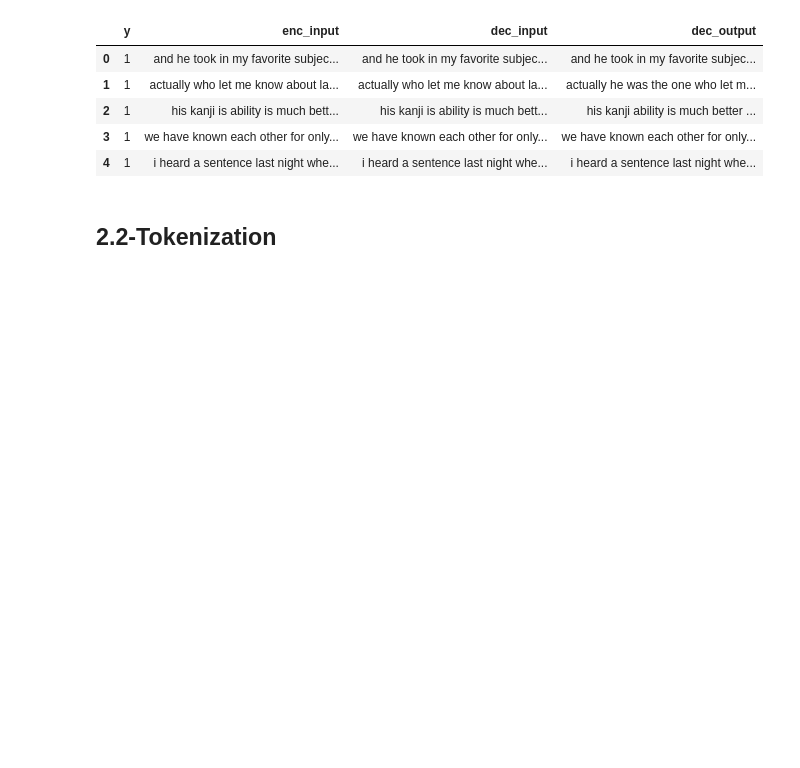
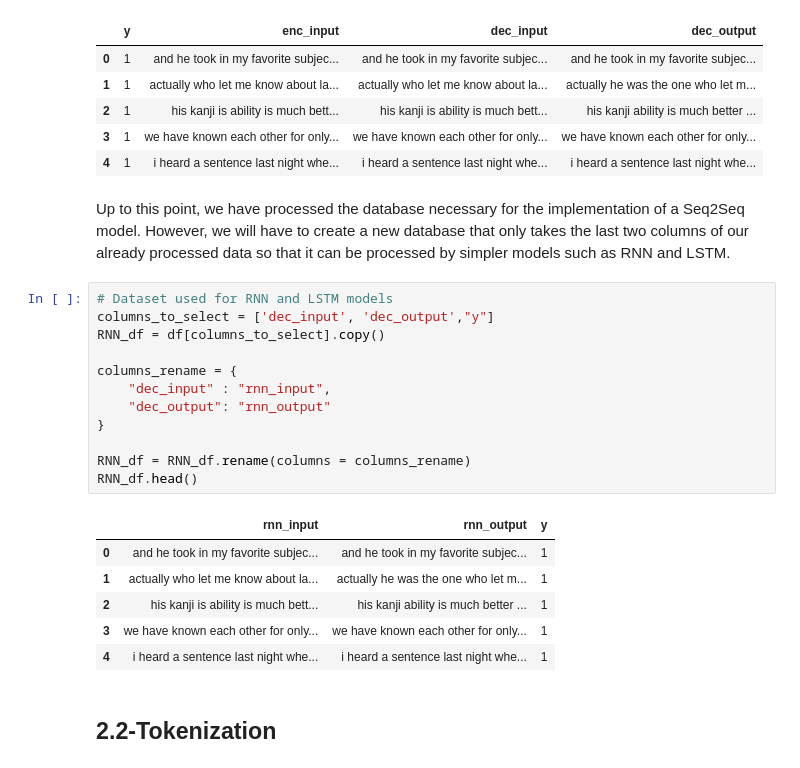
Before and after one commit to AsorKy/LSTM-RNN---Grammar-Error-Correction, a Jupyter notebook: NLP - Grammar Error Correction With Seq2Seq and RNN models.ipynb, the cells around one changed output. Saved outputs shown, nothing was run; the diff lists cells and outputs as text; blank space fills up the shorter version.

```diff
--- a/NLP - Grammar Error Correction With Seq2Seq and RNN models.ipynb
+++ b/NLP - Grammar Error Correction With Seq2Seq and RNN models.ipynb
@@ -302,6 +304,27 @@ df.head()
 | 2 | 1 | his kanji is ability is much bett... | his kanji is ability is much bett... | his kanji ability is much better ... |
 | 3 | 1 | we have known each other for only... | we have known each other for only... | we have known each other for only... |
 | 4 | 1 | i heard a sentence last night whe... | i heard a sentence last night whe... | i heard a sentence last night whe... |
+# %% [markdown]
+Up to this point, we have processed the database necessary for the implementation of a Seq2Seq model. However, we will have to create a new database that only takes the last two columns of our already processed data so that it can be processed by simpler models such as RNN and LSTM.
+# %%
+# Dataset used for RNN and LSTM models
+columns_to_select = ['dec_input', 'dec_output',"y"]
+RNN_df = df[columns_to_select].copy()
+
+columns_rename = {
+    "dec_input" : "rnn_input",
+    "dec_output": "rnn_output"
+}
+
+RNN_df = RNN_df.rename(columns = columns_rename)
+RNN_df.head()
+# %% [output]
+|  | rnn_input | rnn_output | y |
+| 0 | and he took in my favorite subjec... | and he took in my favorite subjec... | 1 |
+| 1 | actually who let me know about la... | actually he was the one who let m... | 1 |
+| 2 | his kanji is ability is much bett... | his kanji ability is much better ... | 1 |
+| 3 | we have known each other for only... | we have known each other for only... | 1 |
+| 4 | i heard a sentence last night whe... | i heard a sentence last night whe... | 1 |
 # %% [markdown]
 ## 2.2-Tokenization <a class="anchor" id="1-bullet"></a>
 # %% [markdown]
```
Also changed, not shown: parts of 30 cells of this notebook.
